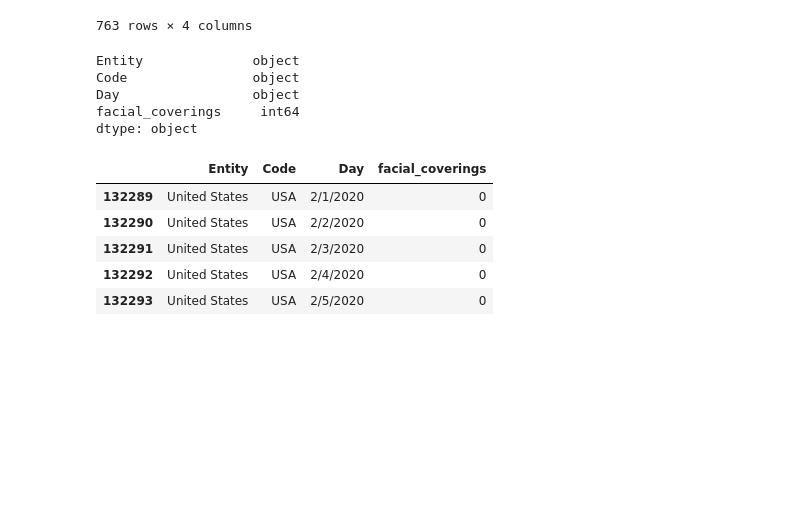
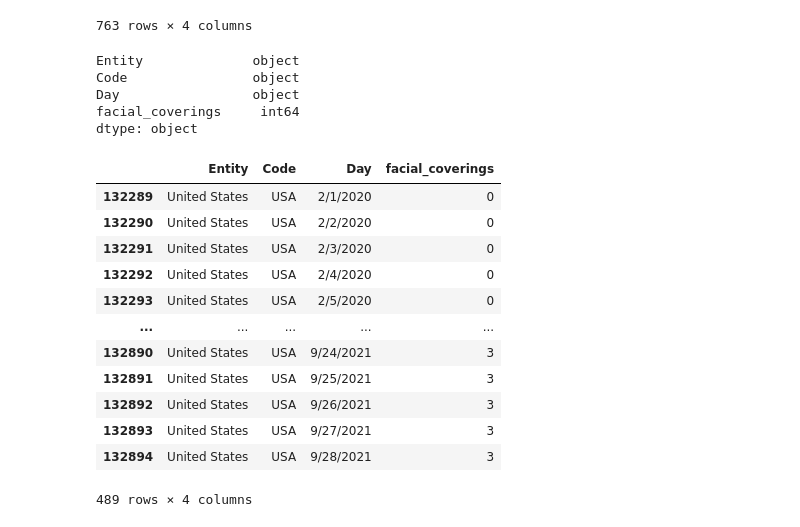
Before and after one commit to ranusuri/Team-A-Project-1, a Jupyter notebook: carolina_segovia/Project_1.ipynb, the cells around one changed output. Cells and saved outputs as stored; diff of their text form; code cells hidden in the pictures; blank space fills up the shorter version.

```diff
--- a/carolina_segovia/Project_1.ipynb
+++ b/carolina_segovia/Project_1.ipynb
@@ -52,34 +52,41 @@ us_face_coverings_df
 | 133019 | United States | USA | 1/31/2022 | 2 |
 | 133020 | United States | USA | 2/1/2022 | 3 |
 763 rows × 4 columns
-# %%
-# Find data types
-
-us_face_coverings_df.dtypes
-# %% [output]
-Entity              object
-Code                object
-Day                 object
-facial_coverings     int64
-dtype: object
+# %%
+# Find data types
+
+us_face_coverings_df.dtypes
+# %% [output]
+Entity              object
+Code                object
+Day                 object
+facial_coverings     int64
+dtype: object
 # %%
 # Format Date column
 
 #us_face_coverings_df["Day"] = pd.to_datetime(us_face_coverings_df["Day"], format ='%Y%m%d')
 
 #countries_6_variants_df['date'] = pd.to_datetime(countries_6_variants_df.date)
-# %%
-# Specify date range of 01/01/2020 to 12/31/2021
-
-begin_date = "1/1/2020"
-end_date = "12/31/2021"
-
-new_maskdata_df = us_face_coverings_df.loc[(us_face_coverings_df['Day'] >=begin_date) & (us_face_coverings_df['Day'] >=end_date)]
-new_maskdata_df.head()
-# %% [output]
-|  | Entity | Code | Day | facial_coverings |
-| 132289 | United States | USA | 2/1/2020 | 0 |
-| 132290 | United States | USA | 2/2/2020 | 0 |
-| 132291 | United States | USA | 2/3/2020 | 0 |
-| 132292 | United States | USA | 2/4/2020 | 0 |
-| 132293 | United States | USA | 2/5/2020 | 0 |
+# %%
+# Specify date range of 01/01/2020 to 12/31/2021
+
+begin_date = "1/1/2020"
+end_date = "12/31/2021"
+
+new_maskdata_df = us_face_coverings_df.loc[(us_face_coverings_df['Day'] >=begin_date) & (us_face_coverings_df['Day'] >=end_date)]
+new_maskdata_df.head(-10)
+# %% [output]
+|  | Entity | Code | Day | facial_coverings |
+| 132289 | United States | USA | 2/1/2020 | 0 |
+| 132290 | United States | USA | 2/2/2020 | 0 |
+| 132291 | United States | USA | 2/3/2020 | 0 |
+| 132292 | United States | USA | 2/4/2020 | 0 |
+| 132293 | United States | USA | 2/5/2020 | 0 |
+| ... | ... | ... | ... | ... |
+| 132890 | United States | USA | 9/24/2021 | 3 |
+| 132891 | United States | USA | 9/25/2021 | 3 |
+| 132892 | United States | USA | 9/26/2021 | 3 |
+| 132893 | United States | USA | 9/27/2021 | 3 |
+| 132894 | United States | USA | 9/28/2021 | 3 |
+489 rows × 4 columns
```
Also changed, not shown: parts of 17 cells of this notebook, 2 other files.
